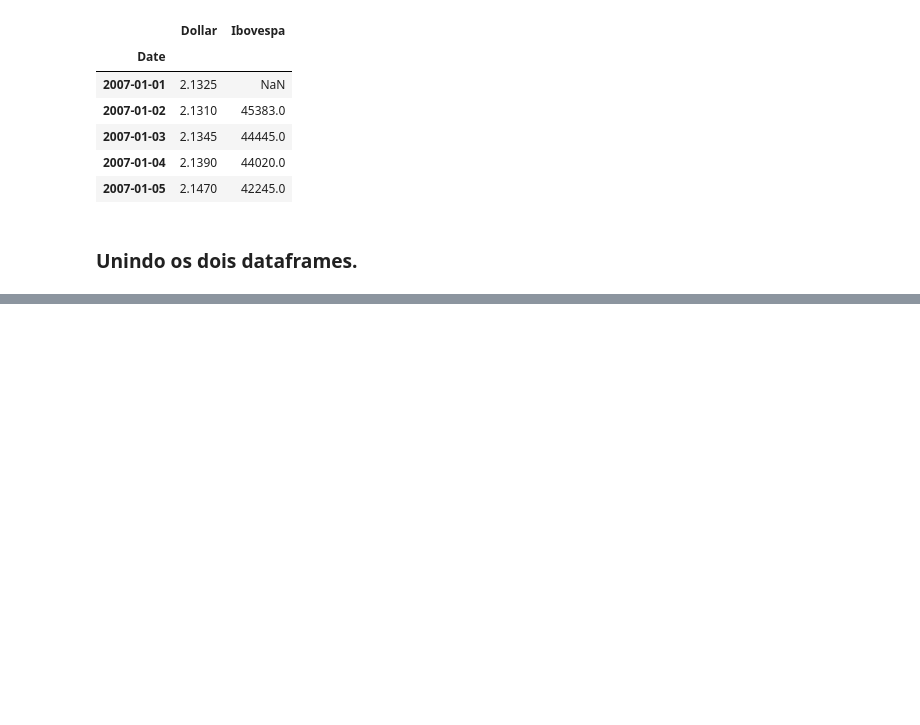
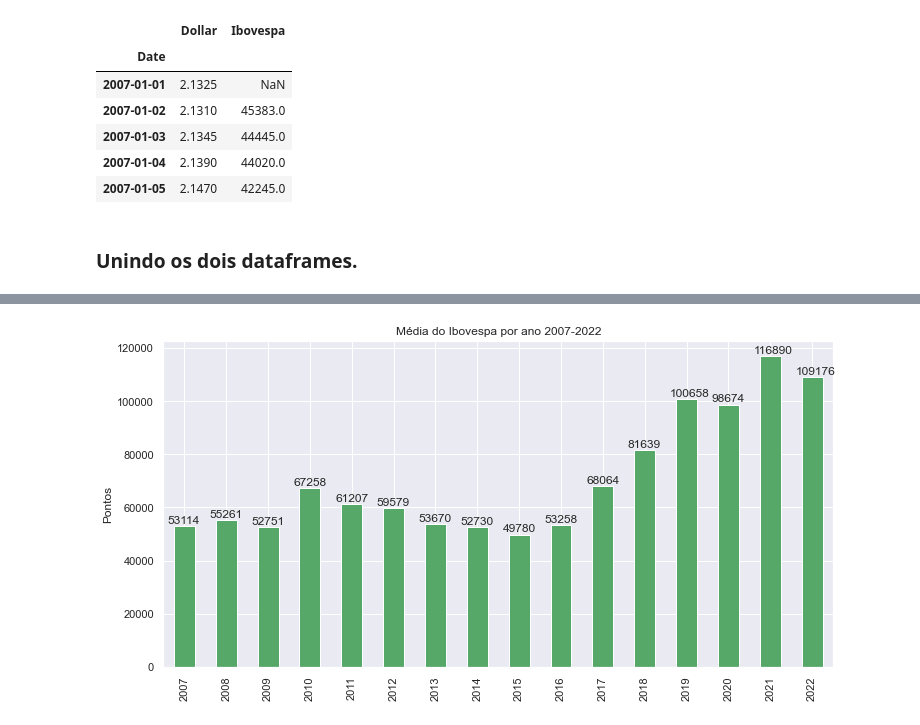
Before and after one commit to guimasuko/project, a Jupyter notebook: Aula01.ipynb, the cells around one changed output, grey strips where cells are left out. Saved outputs shown, nothing was run; the diff lists cells and outputs as text; code cells hidden in the pictures; blank space fills up the shorter version.

```diff
--- a/Aula01.ipynb
+++ b/Aula01.ipynb
@@ -97,0 +158,9 @@ df
+# %%
+df1['Ibovespa'].plot(kind='bar', ylabel="Pontos", title="Média do Ibovespa por ano 2007-2022", color='g', figsize=(12,6))
+
+y = df1['Ibovespa'].to_list()
+
+for index, value in enumerate(y):
+    plt.text(index - 0.4, value + 1000, str(value))
+# %% [output]
+[figure, added]
```
Also changed, not shown: parts of 14 cells of this notebook, 7 other files.
